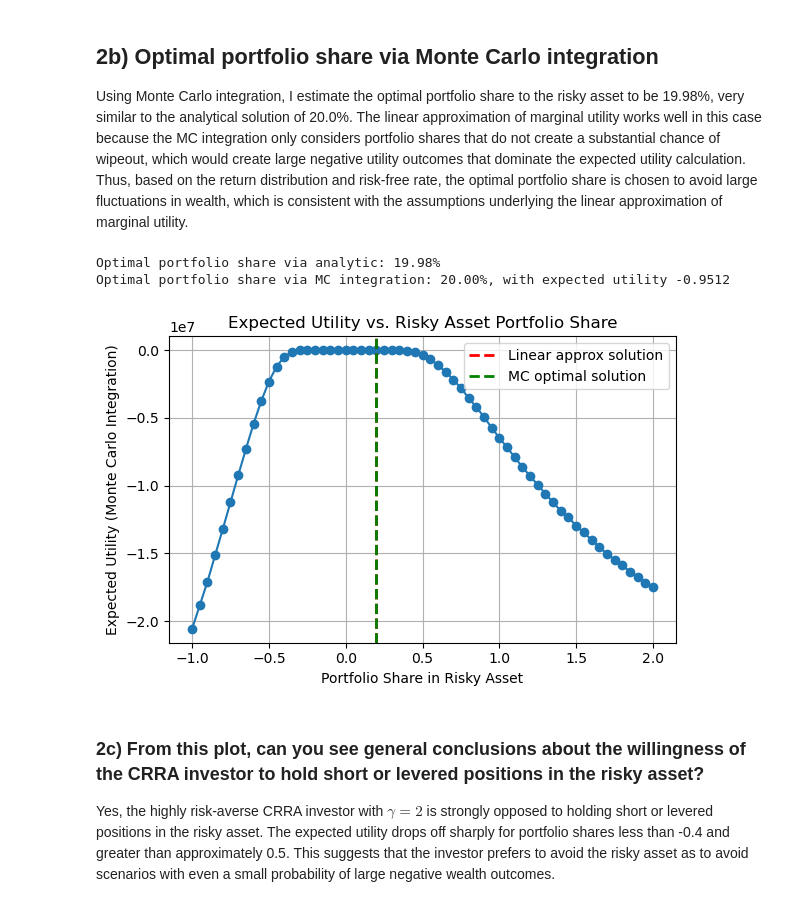
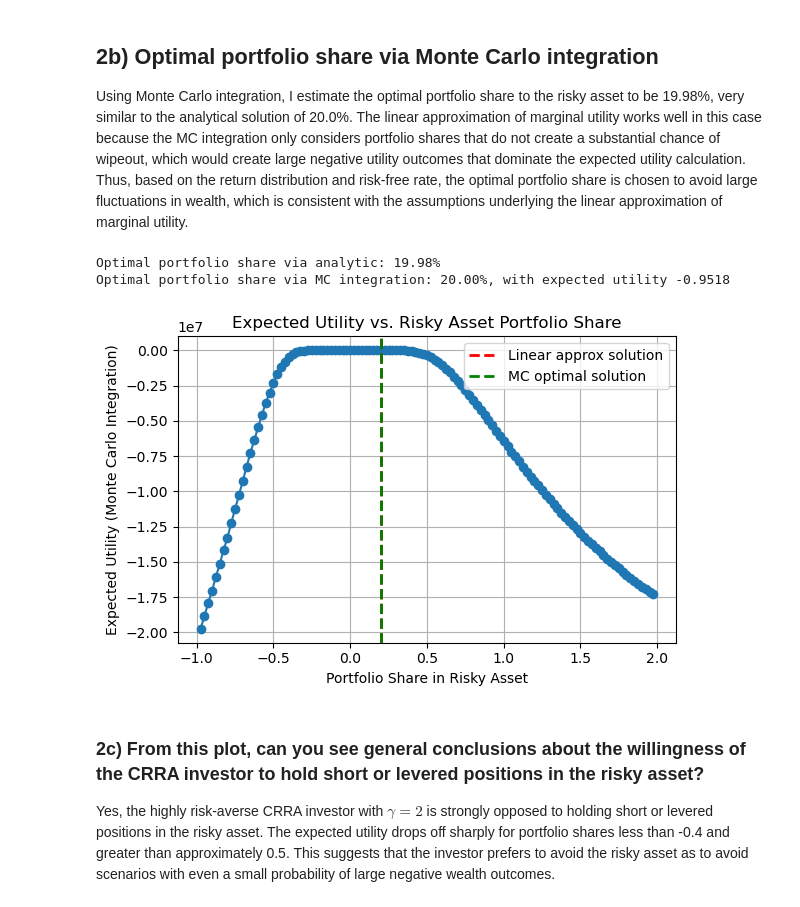
Before and after one commit to wickmanb22/ModernAppliedOptimization, a Jupyter notebook: asset_pricing_hw2.ipynb, the cells around one changed output. Cells and saved outputs as stored; diff of their text form; code cells hidden in the pictures.

Commit message:
play around with expected utility q2

```diff
--- a/asset_pricing_hw2.ipynb
+++ b/asset_pricing_hw2.ipynb
@@ -194,31 +194,39 @@ Using Monte Carlo integration, I estimate the optimal portfolio share to the ris
 # %%
 # Recall analytic solution
 print(f'Optimal portfolio share via analytic: {port_share_analytic:.2%}')
 
 # Estimate expected utility for range of portfolio shares
-port_share_range = np.arange(-1, 2.05, 0.05)
+port_share_range = np.arange(-1, 2.05, 0.025)
 expected_util_MC = []
 for tmp_port_share in port_share_range:
     expected_util_MC.append(MonteCarlo_int(omega = tmp_port_share, N = 10**6))
 
 # identify max expected utility and corresponding portfolio share
 max_util = max(expected_util_MC)
 opt_port_share = port_share_range[expected_util_MC.index(max_util)]
 print(f'Optimal portfolio share via MC integration: {opt_port_share:.2%}, with expected utility {max_util:.4f}')
 
 # Expected utility ~ f(portfolio share), line at optimal portfolio share
+# convert list to numpy array for boolean indexing
+expected_util_MC = np.array(expected_util_MC)
+
+# create boolean mask for the relevant range and index arrays with it
+relev_mask = (port_share_range > -1) & (port_share_range < 2)
+relev_range = port_share_range[relev_mask]
+
+# plot using the masked arrays
 plt.figure(figsize=(6,4))
-plt.plot(port_share_range, expected_util_MC, marker='o')
+plt.plot(relev_range, expected_util_MC[relev_mask], marker='o')
 plt.axvline(port_share_analytic, color='r', linestyle='dashed', linewidth=2, label="Linear approx solution")
 plt.axvline(opt_port_share, color='g', linestyle='dashed', linewidth=2, label="MC optimal solution")
 plt.xlabel('Portfolio Share in Risky Asset')
 plt.ylabel('Expected Utility (Monte Carlo Integration)')
 plt.title('Expected Utility vs. Risky Asset Portfolio Share')
-plt.grid(True);plt.tight_layout();plt.legend();plt.show()
+plt.grid(True); plt.tight_layout(); plt.legend(); plt.show()
 # %% [output]
 Optimal portfolio share via analytic: 19.98%
-Optimal portfolio share via MC integration: 20.00%, with expected utility -0.9512
+Optimal portfolio share via MC integration: 20.00%, with expected utility -0.9518
-[figure, old version]
+[figure, new version]
 # %% [markdown]
 ### 2c) From this plot, can you see general conclusions about the willingness of the CRRA investor to hold short or levered positions in the risky asset?
 
```
Also changed, not shown: parts of 1 cell of this notebook.
